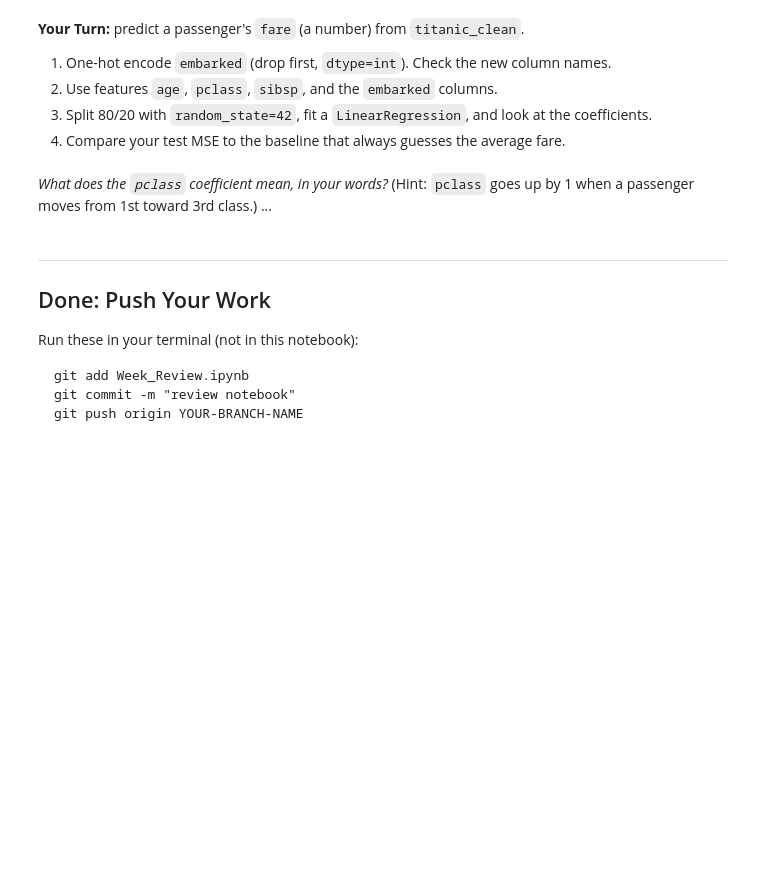
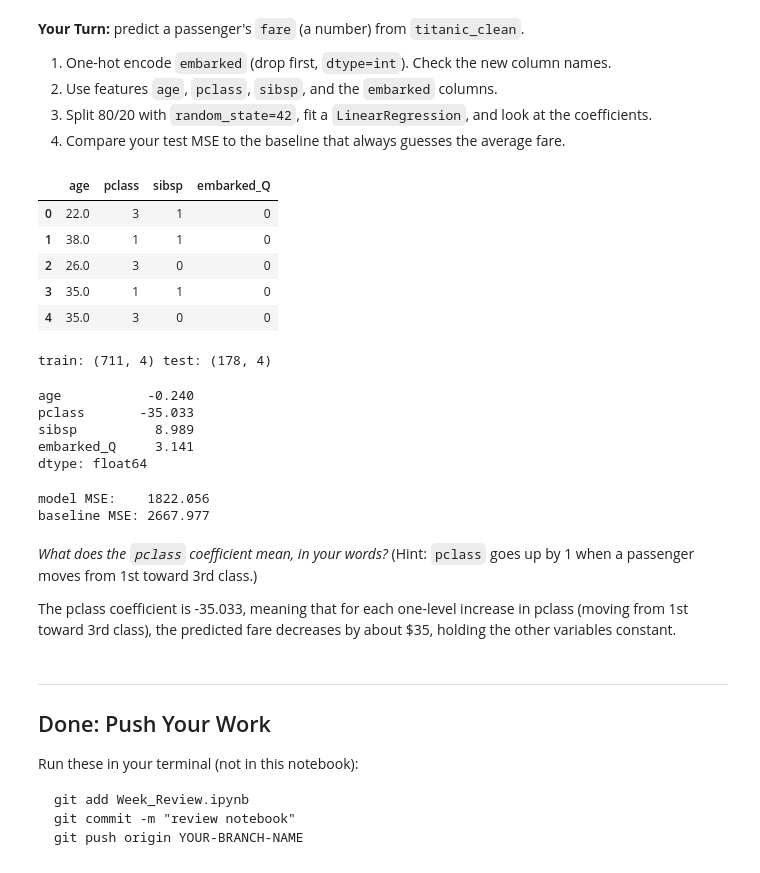
Before and after one commit to himanibalaga/JCP-fall-26, a Jupyter notebook: Week_4.ipynb, the cells around one changed output. Drawn from its saved outputs; the diff is of its cells as text; code cells hidden in the pictures; blank space fills up the shorter version.

```diff
--- a/Week_4.ipynb
+++ b/Week_4.ipynb
@@ -260,5 +479,6 @@ plt.show()
 # %%
-titanic_clean["log_fare"] = ...
-sns.histplot(titanic_clean, x="log_fare", bins=30)
-plt.title("Distribution of log(Fare + 1)")
-plt.show()
+titanic_clean = titanic.drop(columns=['deck'])
+median_age = titanic_clean["age"].median()
+titanic_clean["age"]=titanic_clean["age"].fillna(median_age)
+titanic_clean=titanic_clean.dropna(subset=["embarked"])
+titanic_clean.shape
@@ -299,24 +547,49 @@ print("baseline MSE:", round(baseline_mse, 3))
 3. Split 80/20 with `random_state=42`, fit a `LinearRegression`, and look at the coefficients.
 4. Compare your test MSE to the baseline that always guesses the average fare.
 # %%
-titanic_reg = pd.get_dummies(titanic_clean, columns=[...], drop_first=..., dtype=int)
-titanic_reg[["age", "pclass", "sibsp", ...]].head()
+titanic_reg = pd.get_dummies(titanic_clean, columns=["embarked"], drop_first=True, dtype=int)
+titanic_reg[["age", "pclass", "sibsp", "embarked_Q"]].head()
+# %% [output]
+|  | age | pclass | sibsp | embarked_Q |
+| 0 | 22.0 | 3 | 1 | 0 |
+| 1 | 38.0 | 1 | 1 | 0 |
+| 2 | 26.0 | 3 | 0 | 0 |
+| 3 | 35.0 | 1 | 1 | 0 |
+| 4 | 35.0 | 3 | 0 | 0 |
 # %%
-X_f = titanic_reg[[...]]
-y_f = titanic_reg[...]
-X_train, X_test, y_train, y_test = train_test_split(..., test_size=..., random_state=...)
-print("train:", X_train.shape, " test:", X_test.shape)
+X_f = titanic_reg[["age", "pclass", "sibsp", "embarked_Q"]]
+y_f = titanic_reg["fare"]
+
+X_train, X_test, y_train, y_test = train_test_split(
+    X_f, y_f, test_size=0.2, random_state=42
+)
+
+print("train:", X_train.shape, "test:", X_test.shape)
+# %% [output]
+train: (711, 4) test: (178, 4)
 # %%
-fare_reg = ...
-fare_reg.fit(..., ...)
+fare_reg = LinearRegression()
+fare_reg.fit(X_train, y_train)
+
 pd.Series(fare_reg.coef_, index=X_f.columns).round(3)
+# %% [output]
+age           -0.240
+pclass       -35.033
+sibsp          8.989
+embarked_Q     3.141
+dtype: float64
 # %%
-fare_mse = mean_squared_error(y_test, fare_reg.predict(...))
+fare_mse = mean_squared_error(y_test, fare_reg.predict(X_test))
 fare_baseline = mean_squared_error(y_test, [y_train.mean()] * len(y_test))
 print("model MSE:   ", round(fare_mse, 3))
 print("baseline MSE:", round(fare_baseline, 3))
+# %% [output]
+model MSE:    1822.056
+baseline MSE: 2667.977
 # %% [markdown]
-*What does the `pclass` coefficient mean, in your words?* (Hint: `pclass` goes up by 1 when a passenger moves from 1st toward 3rd class.) ...
+*What does the `pclass` coefficient mean, in your words?* (Hint: `pclass` goes up by 1 when a passenger moves from 1st toward 3rd class.)
+
+The pclass coefficient is -35.033, meaning that for each one-level increase in pclass (moving from 1st toward 3rd class), the predicted fare decreases by about $35, holding the other variables constant.
 # %% [markdown]
 ---
 ## Done: Push Your Work
```
Also changed, not shown: parts of 51 cells of this notebook.
